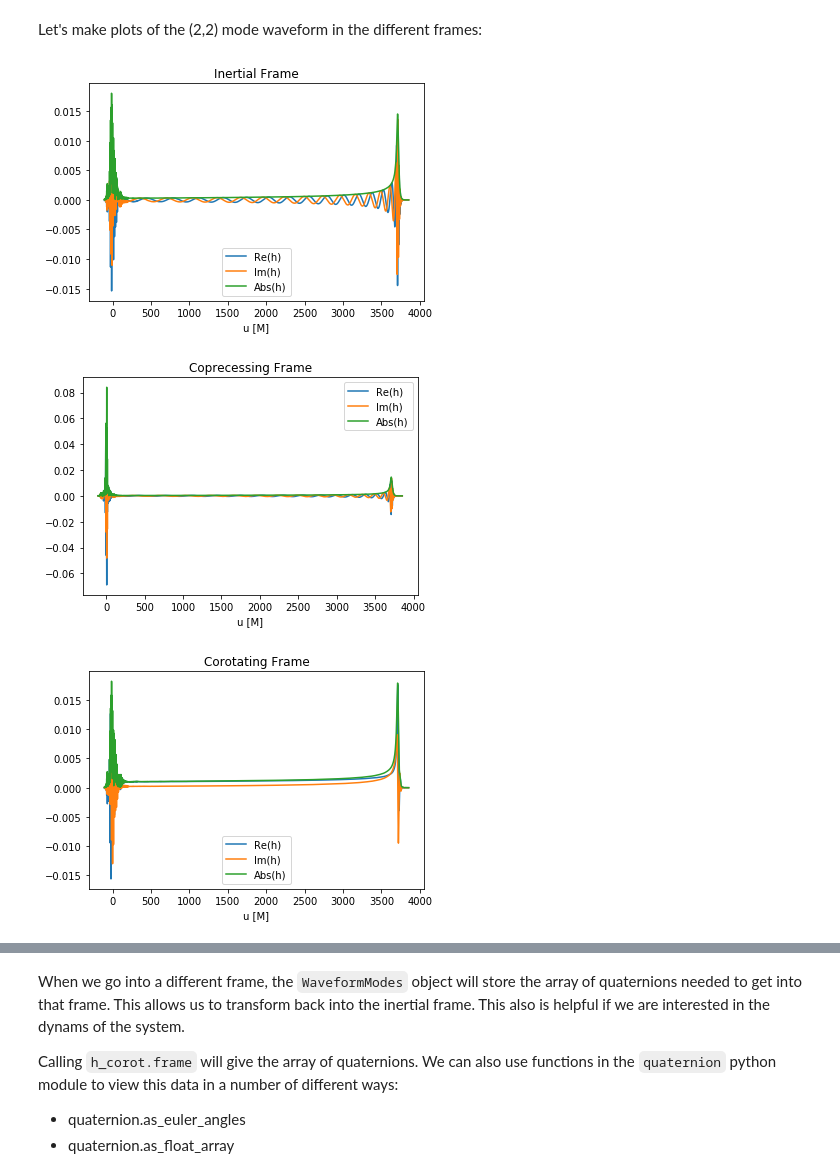
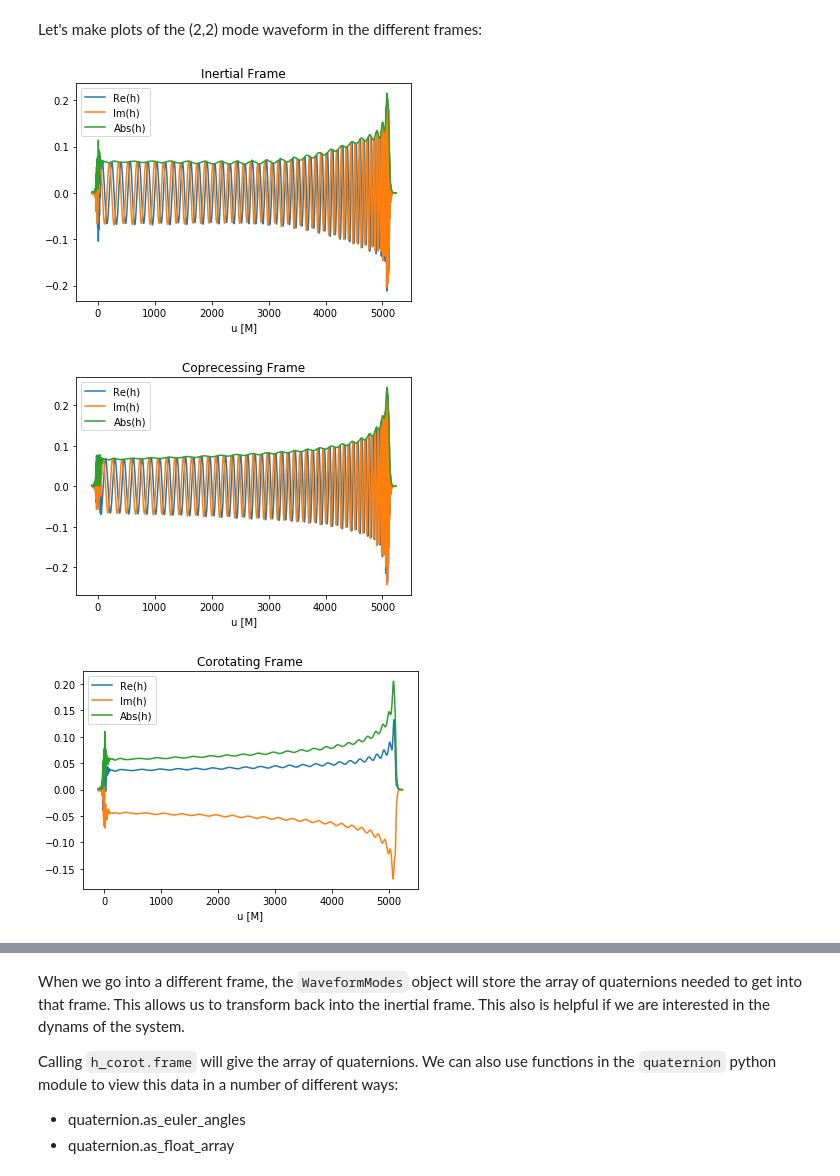
Before and after one commit to isaaclegred/qnm-fitting, a Jupyter notebook: Testing/scri_tutorial.ipynb, the cells around one changed output, grey strips where cells are left out. Drawn from its saved outputs; the diff is of its cells as text; code cells hidden in the pictures.

```diff
--- a/Testing/scri_tutorial.ipynb
+++ b/Testing/scri_tutorial.ipynb
@@ -43,7 +44,7 @@ class WaveformModes(scri.waveform_base.WaveformBase)
 Let's start by importing a waveform from the [SXS Catalog](https://data.black-holes.org/waveforms/catalog.html). Pick any simulation and download one of the `rhOverM_Asymptotic_GeometricUnits_COM.h5` files. Each of these HDF5 files has an interal directory storing the data.
 # %%
 #path = "/path/to/rhOverM_Asymptotic_GeometricUnits_COM.h5"
-path = "/Users/isaaclegred/qnm-fitting/GetData/SXS_BBH_0305/Lev3/rhOverM_Asymptotic_GeometricUnits_COM.h5"
+path = "/Users/isaaclegred/qnm-fitting/GetData/SXS_BBH_1975/Lev3/rhOverM_Asymptotic_GeometricUnits_COM.h5"
 h = scri.SpEC.read_from_h5(path+"/Extrapolated_N4.dir")
 # %% [markdown]
 We can access the time array of the waveform by calling `h.t`. The mode information, called by `h.data`,
@@ -89,19 +90,19 @@ h_corot.to_corotating_frame();
 # %% [markdown]
 Let's make plots of the (2,2) mode waveform in the different frames:
 # %%
-l, m = 2, 1
+l, m = 2, 2
 for WM in [h, h_coprec, h_corot]:
     plt.plot(WM.t, np.real(WM.data[:, lm(l, m, h.ell_min)]), label='Re(h)')
     plt.plot(WM.t, np.imag(WM.data[:, lm(l, m, h.ell_min)]), label='Im(h)')
     plt.plot(WM.t,  np.abs(WM.data[:, lm(l, m, h.ell_min)]), label='Abs(h)')
     plt.xlabel("u [M]")
     plt.title(WM.frame_type_string+" Frame")
     plt.legend()
     plt.show()
 # %% [output]
-[figure, old version]
+[figure, new version]
-[figure, old version]
+[figure, new version]
-[figure, old version]
+[figure, new version]
 # %%
 frame
 WM.t
```
Also changed, not shown: parts of 34 cells of this notebook, 4 other files.
